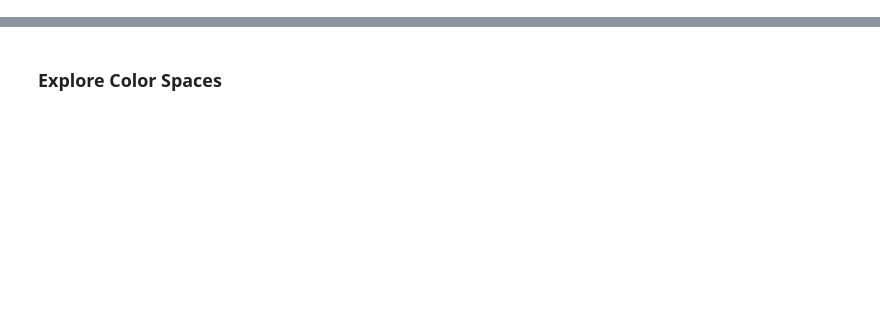
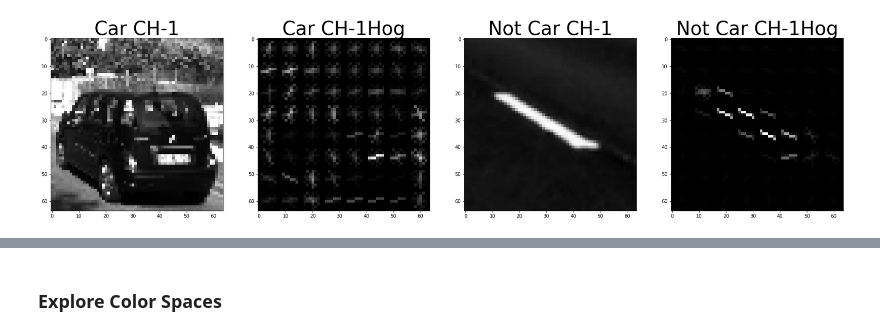
Before and after one commit to erickaoshoulin/CarND-LaneLines-P5, a Jupyter notebook: vehicle_detection.ipynb, the cells around one changed output, grey strips where cells are left out. Cells and saved outputs as stored; diff of their text form; code cells hidden in the pictures; blank space fills up the shorter version.

```diff
--- a/vehicle_detection.ipynb
+++ b/vehicle_detection.ipynb
@@ -68,0 +54,100 @@ else:
+# %%
+import matplotlib.image as mpimg
+import matplotlib.pyplot as plt
+import numpy as np
+import cv2
+import glob
+from skimage.feature import hog
+
+# Read in our vehicles
+#car_images = glob.glob('data_exploration/cars1/*.jpeg')
+
+
+# Define a function to return HOG features and visualization
+# Features will always be the first element of the return
+# Image data will be returned as the second element if visualize= True
+# Otherwise there is no second return element
+
+def get_hog_features(img, orient, pix_per_cell, cell_per_block, vis=True,
+                     feature_vec=True):
+
+    """
+    Function accepts params and returns HOG features (optionally flattened) and an optional matrix for
+    visualization. Features will always be the first return (flattened if feature_vector= True).
+    A visualization matrix will be the second return if visualize = True.
+    """
+
+    return_list = hog(img, orientations=orient, pixels_per_cell=(pix_per_cell, pix_per_cell),
+                                  cells_per_block=(cell_per_block, cell_per_block),
+                                  block_norm= 'L2-Hys', transform_sqrt=False,
+                                  visualise= vis, feature_vector= feature_vec)
+
+    # name returns explicitly
+    hog_features = return_list[0]
+    if vis:
+        hog_image = return_list[1]
+        return hog_features, hog_image
+    else:
+        return hog_features
+
+def bin_spatial(img, color_space='RGB', size=(32, 32)):
+    # Convert image to new color space (if specified)
+    if color_space != 'RGB':
+        if color_space == 'HSV':
+            feature_image = cv2.cvtColor(img, cv2.COLOR_RGB2HSV)
+        elif color_space == 'LUV':
+            feature_image = cv2.cvtColor(img, cv2.COLOR_RGB2LUV)
+        elif color_space == 'HLS':
+            feature_image = cv2.cvtColor(img, cv2.COLOR_RGB2HLS)
+        elif color_space == 'YUV':
+            feature_image = cv2.cvtColor(img, cv2.COLOR_RGB2YUV)
+        elif color_space == 'YCrCb':
+            feature_image = cv2.cvtColor(img, cv2.COLOR_RGB2YCrCb)
+    else: feature_image = np.copy(img)
+    # Use cv2.resize().ravel() to create the feature vector
+    features = cv2.resize(feature_image, size).ravel()
+    # Return the feature vector
+    return features
+
+
+def plot_car_vs_not_car_hog(car_image, not_car_image, ch):
+    gray_car = cv2.cvtColor(car_image, cv2.COLOR_RGB2GRAY)
+    gray_not_car = cv2.cvtColor(not_car_image, cv2.COLOR_RGB2GRAY)
+    # Call our function with vis=True to see an image output
+    car_features, car_hog_image = get_hog_features(gray_car, orient= 9,
+                                pix_per_cell= 8, cell_per_block= 2,
+                                vis=True, feature_vec=False)
+
+    not_car_features, not_car_hog_image = get_hog_features(gray_not_car, orient= 9,
+                                pix_per_cell= 8, cell_per_block= 2,
+                                vis=True, feature_vec=False)
+
+    # Plot the examples
+    fig = plt.figure(figsize=(30, 30))
+    plt.subplot(141)
+    plt.imshow(gray_car, cmap='gray')
+    plt.title('Car CH-'+ str (ch+1), fontsize=40)
+    plt.subplot(142)
+    plt.imshow(car_hog_image, cmap='gray')
+    plt.title('Car CH-'+ str (ch+1)+ 'Hog', fontsize=40)
+    plt.subplot(143)
+    plt.imshow(gray_not_car , cmap='gray')
+    plt.title('Not Car CH-'+ str (ch+1), fontsize=40)
+    plt.subplot(144)
+    plt.imshow(not_car_hog_image, cmap='gray')
+    plt.title('Not Car CH-'+ str (ch+1)+ 'Hog', fontsize=40)
+    plt.show()
+
+plot_car_vs_not_car_hog(car_img, not_car_img, 0)
+
+'''
+not_car_feature = cv2.cvtColor(not_car_img, cv2.COLOR_RGB2YCrCb)
+car_feature = cv2.cvtColor(car_img, cv2.COLOR_RGB2YCrCb)
+
+for i in range(3) :
+    car_img = car_feature[:,:,i]
+    not_car_img = not_car_feature[:,:,i]
+    plot_car_vs_not_car(car_img, not_car_img, i)
+'''
+# %% [output]
+[figure, added]
```
Also changed, not shown: parts of 61 cells of this notebook, 8 other files.
